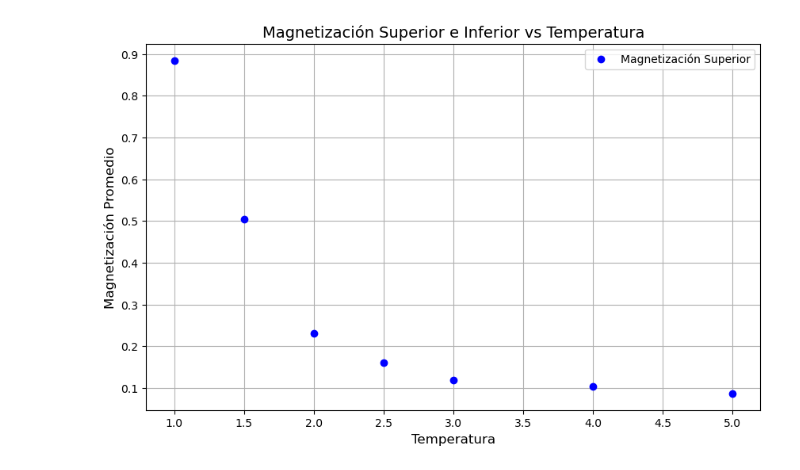
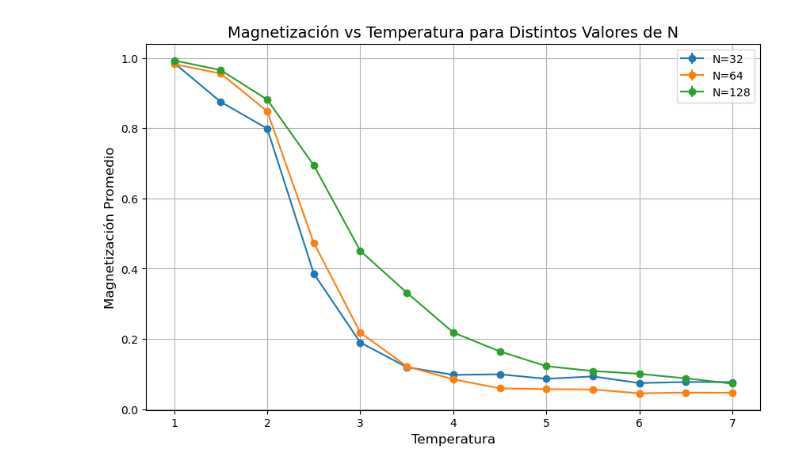
Before and after one commit to trs7sb/Voluntarios, a Jupyter notebook: repre_magnetizacion.ipynb, the cells around one changed output. Drawn from its saved outputs; the diff is of its cells as text; code cells hidden in the pictures.

```diff
--- a/repre_magnetizacion.ipynb
+++ b/repre_magnetizacion.ipynb
@@ -1,40 +1,41 @@
 # %%
 import matplotlib.pyplot as plt
 
-# Nombres de los archivos
-archivo_superior = "magnetizacionsuperior.txt"
-archivo_inferior = "magnetizacioninferior.txt"
+# Nombres de los archivos para cada valor de N
+archivos = {
+    "N=32": "Mag32.txt",
+    "N=64": "Mag64.txt",
+    "N=128": "Mag128.txt"
+}
 
-# Listas para almacenar los datos
-temperaturas = []
-magnetizacion_superior = []
-magnetizacion_inferior = []
+# Crear la figura
+plt.figure(figsize=(10, 6))
 
-# Leer el archivo de magnetización superior
-with open(archivo_superior, "r") as file:
-    for linea in file:
-        magnetizacion, temperatura = linea.split()
-        magnetizacion_superior.append(float(magnetizacion))
-        temperaturas.append(float(temperatura))  # Las temperaturas son las mismas para ambos archivos
+# Iterar sobre los archivos y graficar los datos
+for label, archivo in archivos.items():
+    temperaturas = []
+    magnetizaciones = []
+    errores = []
 
-# Leer el archivo de magnetización inferior
-with open(archivo_inferior, "r") as file:
-    for linea in file:
-        magnetizacion, _ = linea.split()  # La temperatura ya está en la lista
-        magnetizacion_inferior.append(float(magnetizacion))
+    # Leer los datos del archivo
+    with open(archivo, "r") as file:
+        for linea in file:
+            magnetizacion, error, temperatura = linea.split()
+            magnetizaciones.append(float(magnetizacion))
+            errores.append(float(error))
+            temperaturas.append(float(temperatura))
 
-# Crear la gráfica
-plt.figure(figsize=(10, 6))
-plt.plot(temperaturas, magnetizacion_superior, marker="o", linestyle=" ", color="b", label="Magnetización Superior")
+    # Graficar con barras de error
+    plt.errorbar(temperaturas, magnetizaciones, yerr=errores, marker="o", linestyle="-", label=label)
 
 # Configurar etiquetas y título
 plt.xlabel("Temperatura", fontsize=12)
 plt.ylabel("Magnetización Promedio", fontsize=12)
-plt.title("Magnetización Superior e Inferior vs Temperatura", fontsize=14)
+plt.title("Magnetización vs Temperatura para Distintos Valores de N", fontsize=14)
 plt.legend()
 plt.grid()
 
 # Mostrar la gráfica
 plt.show()
 # %% [output]
-[figure, old version]
+[figure, new version]
```
Also changed, not shown: parts of 4 cells of this notebook, 27 other files.
